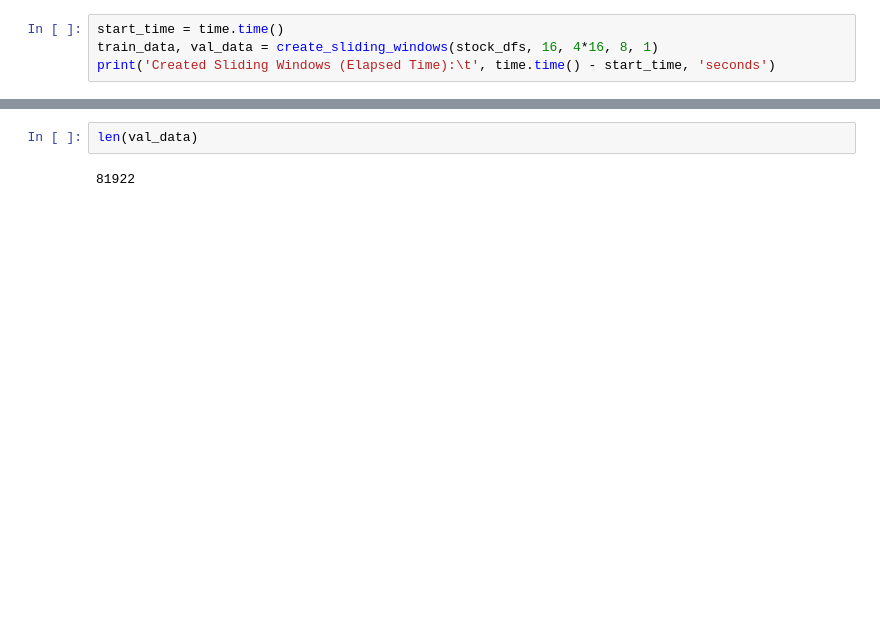
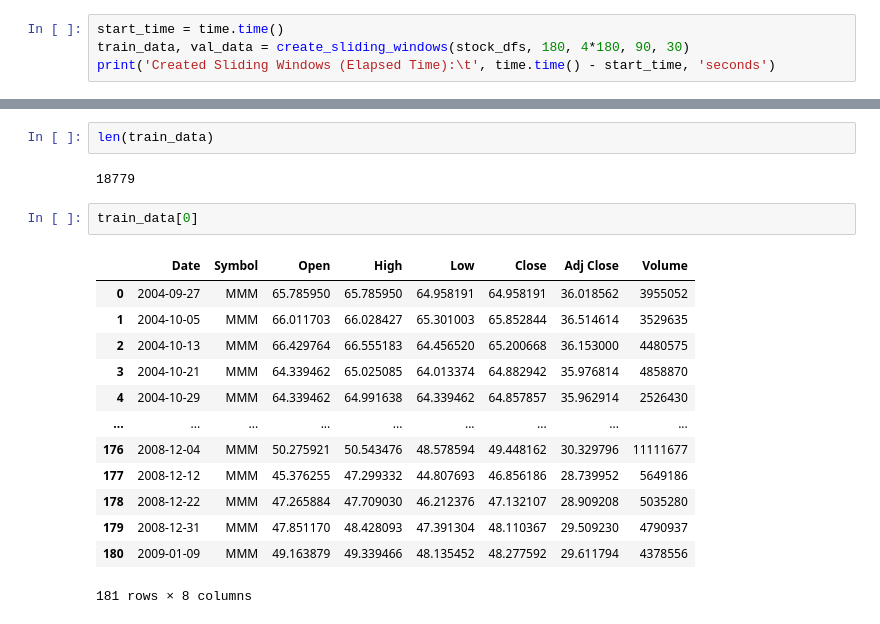
Before and after one commit to maningtian/Ningtian-Ma, a Jupyter notebook: code/stockformer/sandbox.ipynb, the cells around one changed output, grey strips where cells are left out. Cells and saved outputs as stored; diff of their text form; blank space fills up the shorter version.

Commit message:
major update for training

```diff
--- a/code/stockformer/sandbox.ipynb
+++ b/code/stockformer/sandbox.ipynb
@@ -70,5 +85,5 @@ stock_dfs[0]
 # %%
 start_time = time.time()
-train_data, val_data = create_sliding_windows(stock_dfs, 16, 4*16, 8, 1)
+train_data, val_data = create_sliding_windows(stock_dfs, 180, 4*180, 90, 30)
 print('Created Sliding Windows (Elapsed Time):\t', time.time() - start_time, 'seconds')
 # %% [output]
@@ -76,4 +91,20 @@ Created Sliding Windows (Elapsed Time):  13.914331912994385 seconds
 # %%
-len(val_data)
+len(train_data)
 # %% [output]
-81922
+18779
+# %%
+train_data[0]
+# %% [output]
+|  | Date | Symbol | Open | High | Low | Close | Adj Close | Volume |
+| 0 | 2004-09-27 | MMM | 65.785950 | 65.785950 | 64.958191 | 64.958191 | 36.018562 | 3955052 |
+| 1 | 2004-10-05 | MMM | 66.011703 | 66.028427 | 65.301003 | 65.852844 | 36.514614 | 3529635 |
+| 2 | 2004-10-13 | MMM | 66.429764 | 66.555183 | 64.456520 | 65.200668 | 36.153000 | 4480575 |
+| 3 | 2004-10-21 | MMM | 64.339462 | 65.025085 | 64.013374 | 64.882942 | 35.976814 | 4858870 |
+| 4 | 2004-10-29 | MMM | 64.339462 | 64.991638 | 64.339462 | 64.857857 | 35.962914 | 2526430 |
+| ... | ... | ... | ... | ... | ... | ... | ... | ... |
+| 176 | 2008-12-04 | MMM | 50.275921 | 50.543476 | 48.578594 | 49.448162 | 30.329796 | 11111677 |
+| 177 | 2008-12-12 | MMM | 45.376255 | 47.299332 | 44.807693 | 46.856186 | 28.739952 | 5649186 |
+| 178 | 2008-12-22 | MMM | 47.265884 | 47.709030 | 46.212376 | 47.132107 | 28.909208 | 5035280 |
+| 179 | 2008-12-31 | MMM | 47.851170 | 48.428093 | 47.391304 | 48.110367 | 29.509230 | 4790937 |
+| 180 | 2009-01-09 | MMM | 49.163879 | 49.339466 | 48.135452 | 48.277592 | 29.611794 | 4378556 |
+181 rows × 8 columns
```
Also changed, not shown: parts of 5 cells of this notebook, 6 other files.
